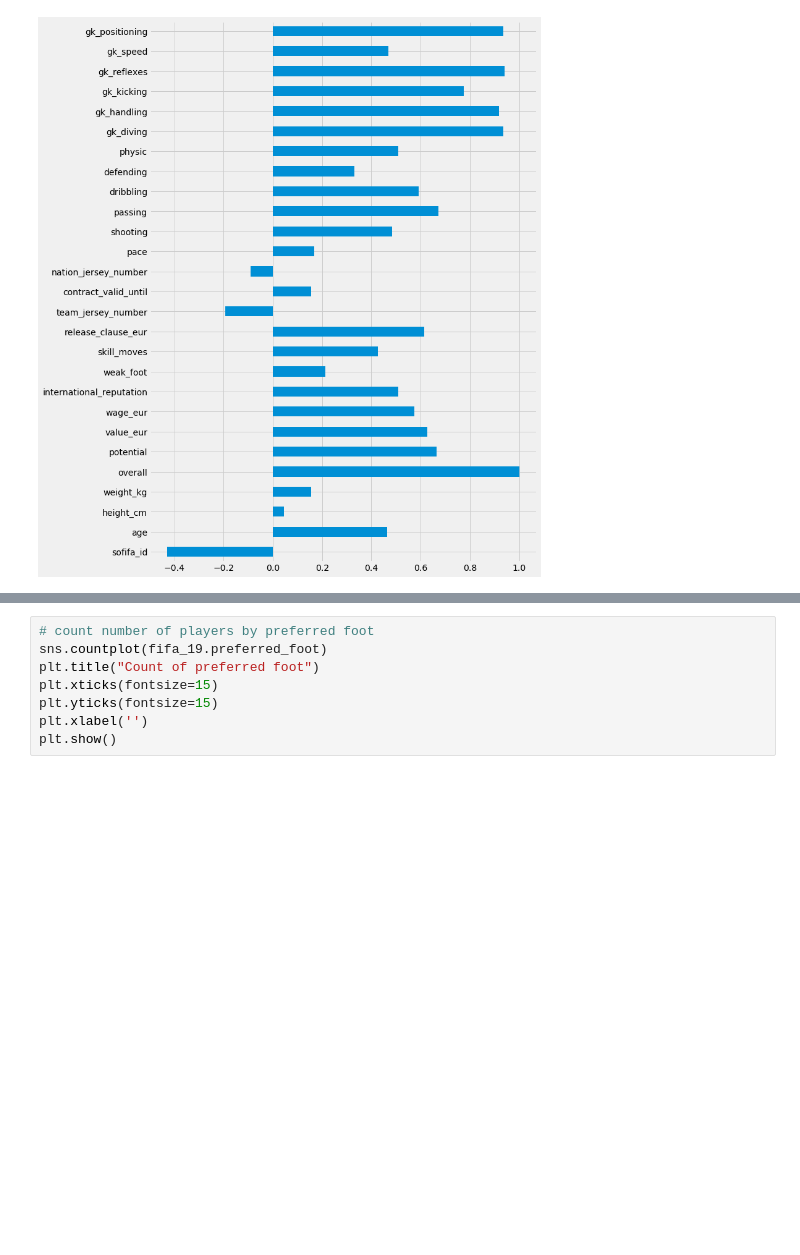
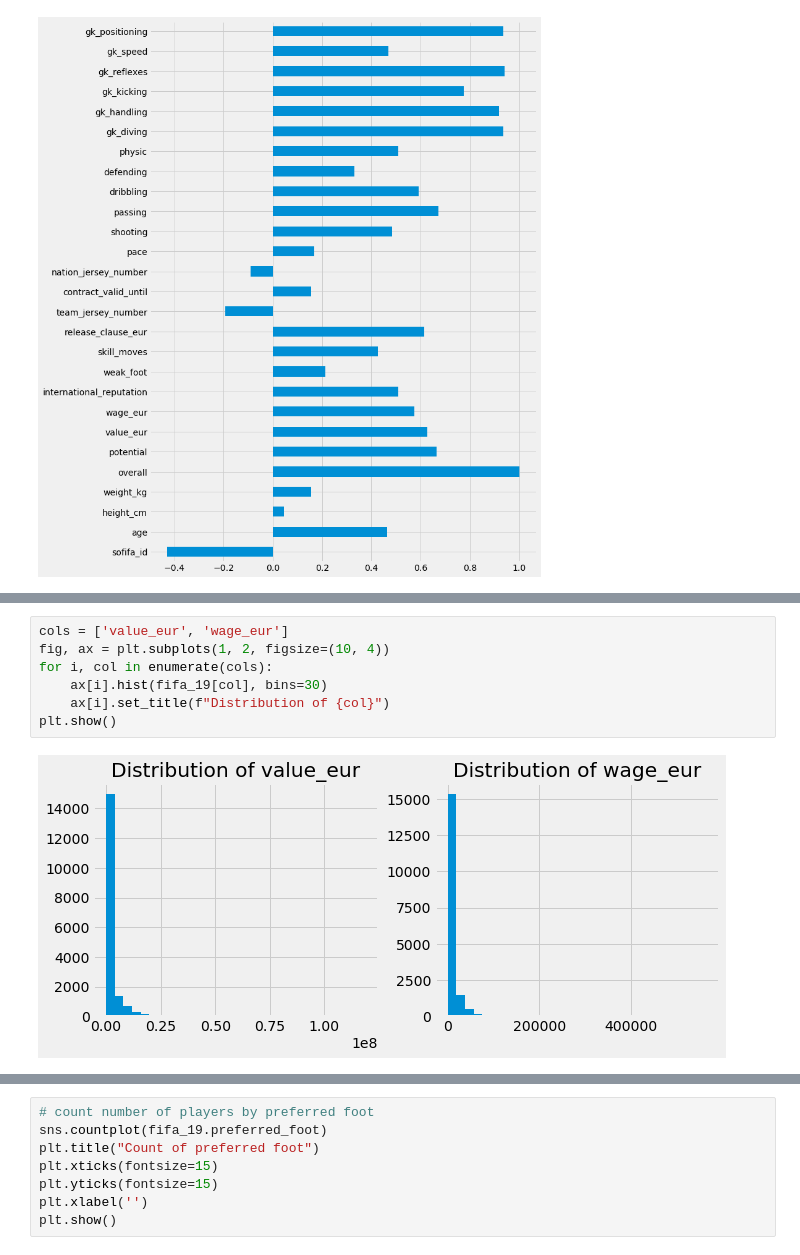
Before and after one commit to Wangsherpa/fifa-final-project, a Jupyter notebook: fifa-project.ipynb, the cells around one changed output, grey strips where cells are left out. Cells and saved outputs as stored; diff of their text form; blank space fills up the shorter version.

```diff
--- a/fifa-project.ipynb
+++ b/fifa-project.ipynb
@@ -204,0 +112,9 @@ plt.show()
+# %%
+cols = ['value_eur', 'wage_eur']
+fig, ax = plt.subplots(1, 2, figsize=(10, 4))
+for i, col in enumerate(cols):
+    ax[i].hist(fifa_19[col], bins=30)
+    ax[i].set_title(f"Distribution of {col}")
+plt.show()
+# %% [output]
+[figure, added]
```
Also changed, not shown: parts of 47 cells of this notebook, 1 other file.
